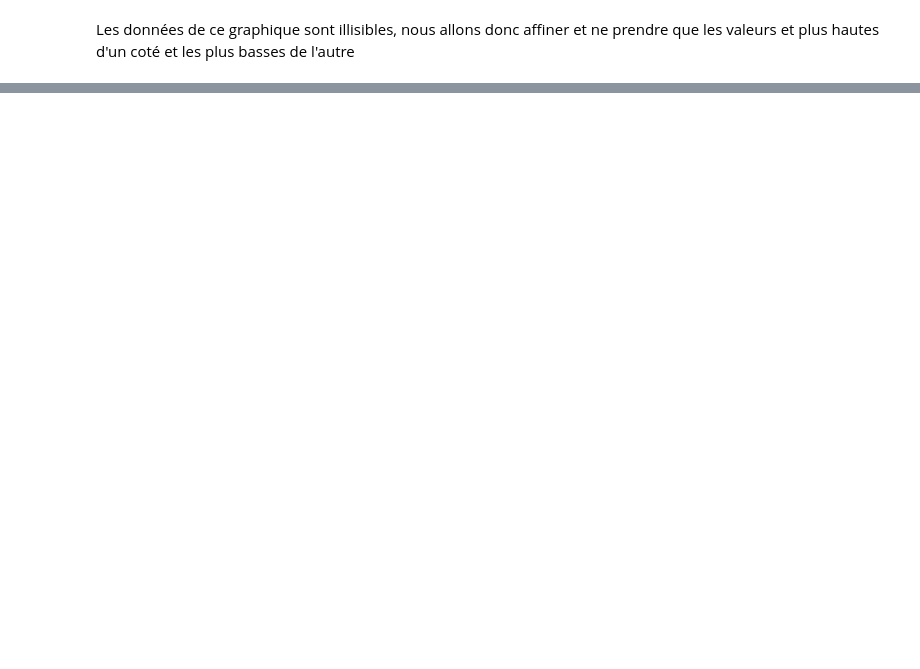
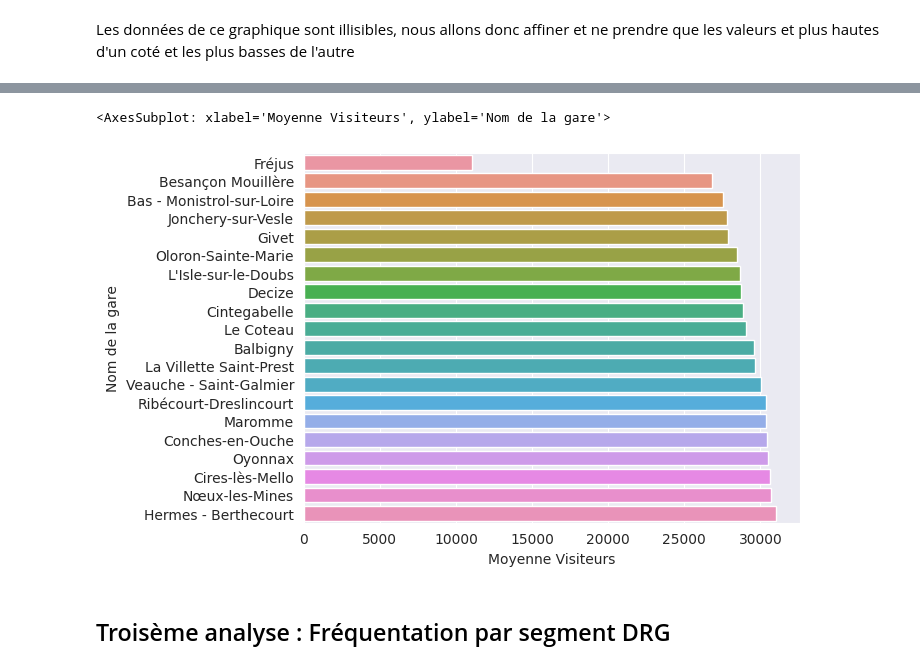
Before and after one commit to EdouardQ/H3Python, a Jupyter notebook: sncf.ipynb, the cells around one changed output, grey strips where cells are left out. Cells and saved outputs as stored; diff of their text form; code cells hidden in the pictures; blank space fills up the shorter version.

```diff
--- a/sncf.ipynb
+++ b/sncf.ipynb
@@ -114,0 +118,8 @@ sb.barplot(data[data['Moyenne Voyageurs'] > 0].nsmallest(20, "Moyenne Voyageurs"
+# %%
+sb.barplot(dataFreq[dataFreq['Moyenne Visiteurs'] > 0].nsmallest(20, "Moyenne Visiteurs"), x="Moyenne Visiteurs", y="Nom de la gare")
+# remove closed station with 0 user
+# %% [output]
+<AxesSubplot: xlabel='Moyenne Visiteurs', ylabel='Nom de la gare'>
+[figure, added]
+# %% [markdown]
+## Troisème analyse : Fréquentation par segment DRG
```
Also changed, not shown: parts of 27 cells of this notebook.
